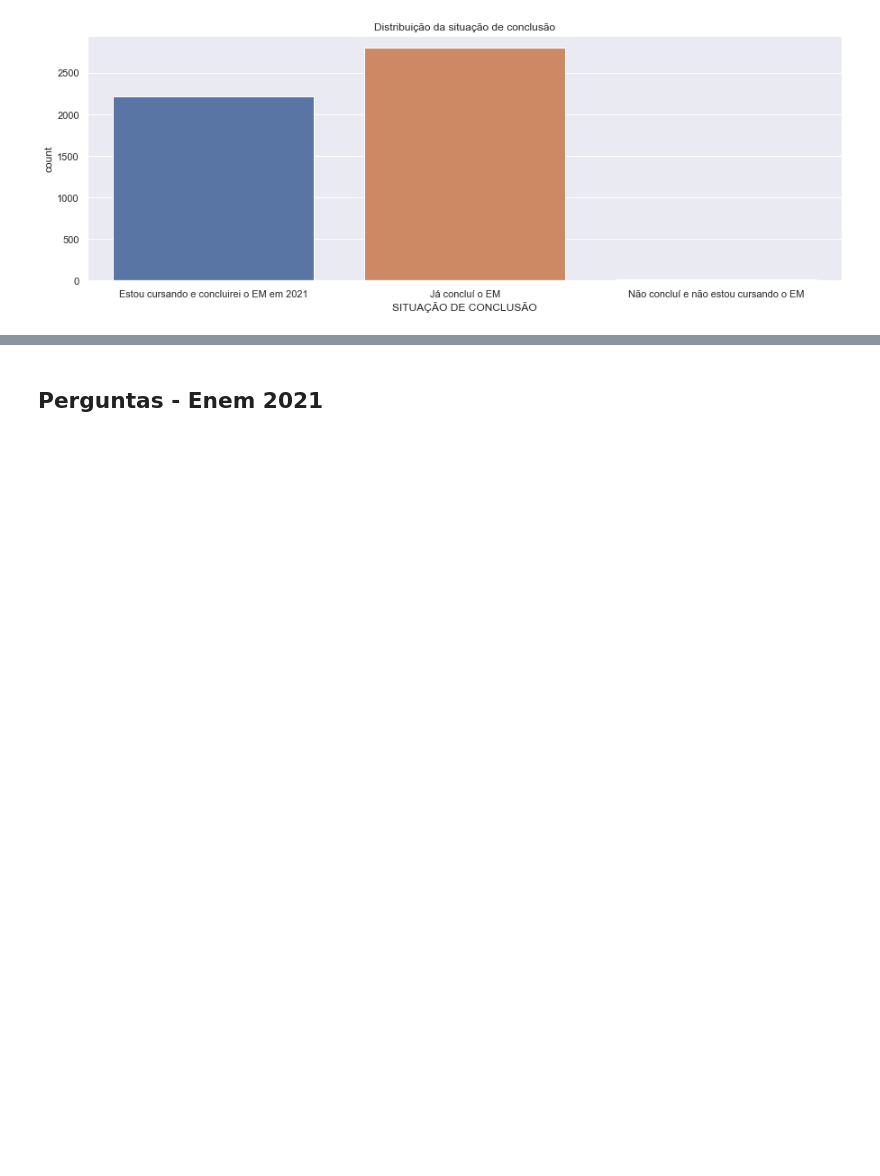
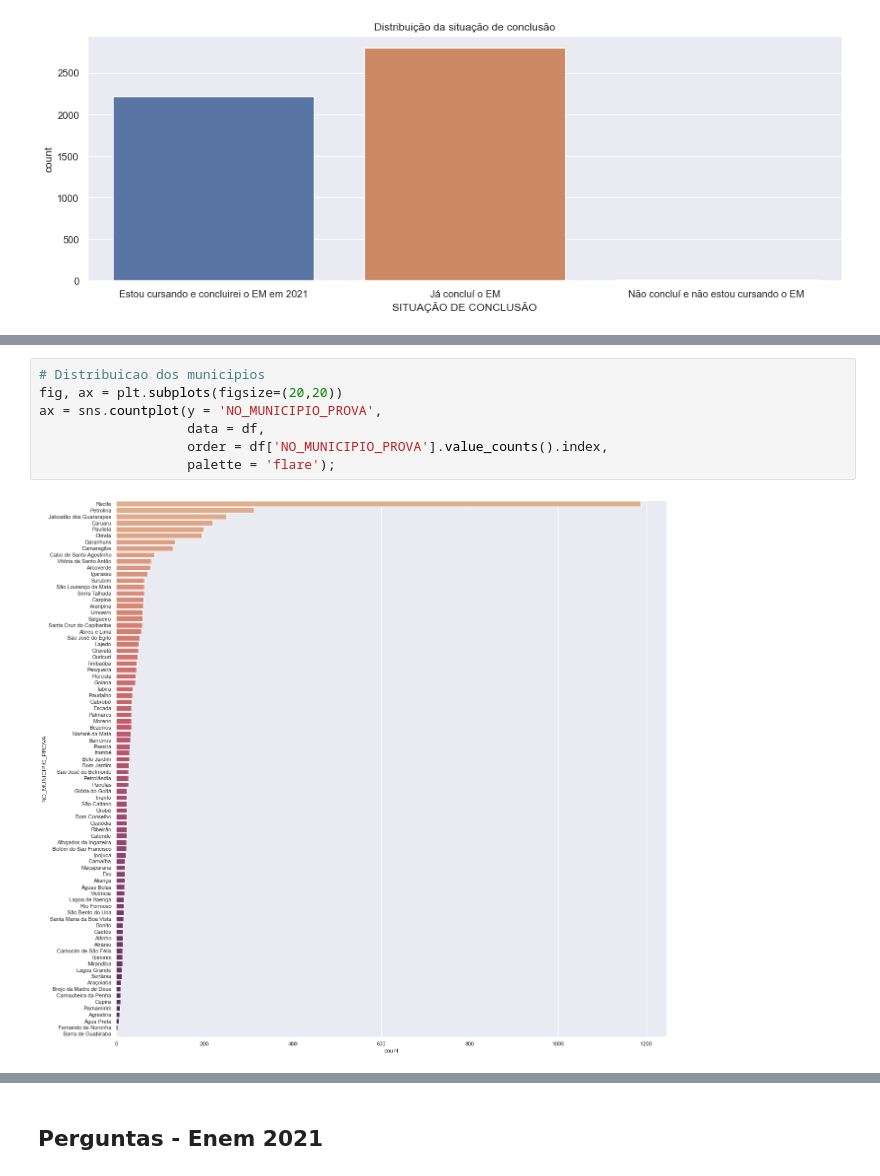
Before and after one commit to Victor-Amarante/Intro_DS, a Jupyter notebook: DataEDA.ipynb, the cells around one changed output, grey strips where cells are left out. Drawn from its saved outputs; the diff is of its cells as text; blank space fills up the shorter version.

```diff
--- a/DataEDA.ipynb
+++ b/DataEDA.ipynb
@@ -155,0 +177,9 @@ ax.set_title('Distribuição da situação de conclusão');
+# %%
+# Distribuicao dos municipios
+fig, ax = plt.subplots(figsize=(20,20))
+ax = sns.countplot(y = 'NO_MUNICIPIO_PROVA',
+                   data = df,
+                   order = df['NO_MUNICIPIO_PROVA'].value_counts().index,
+                   palette = 'flare');
+# %% [output]
+[figure, added]
```
Also changed, not shown: parts of 5 cells of this notebook.
